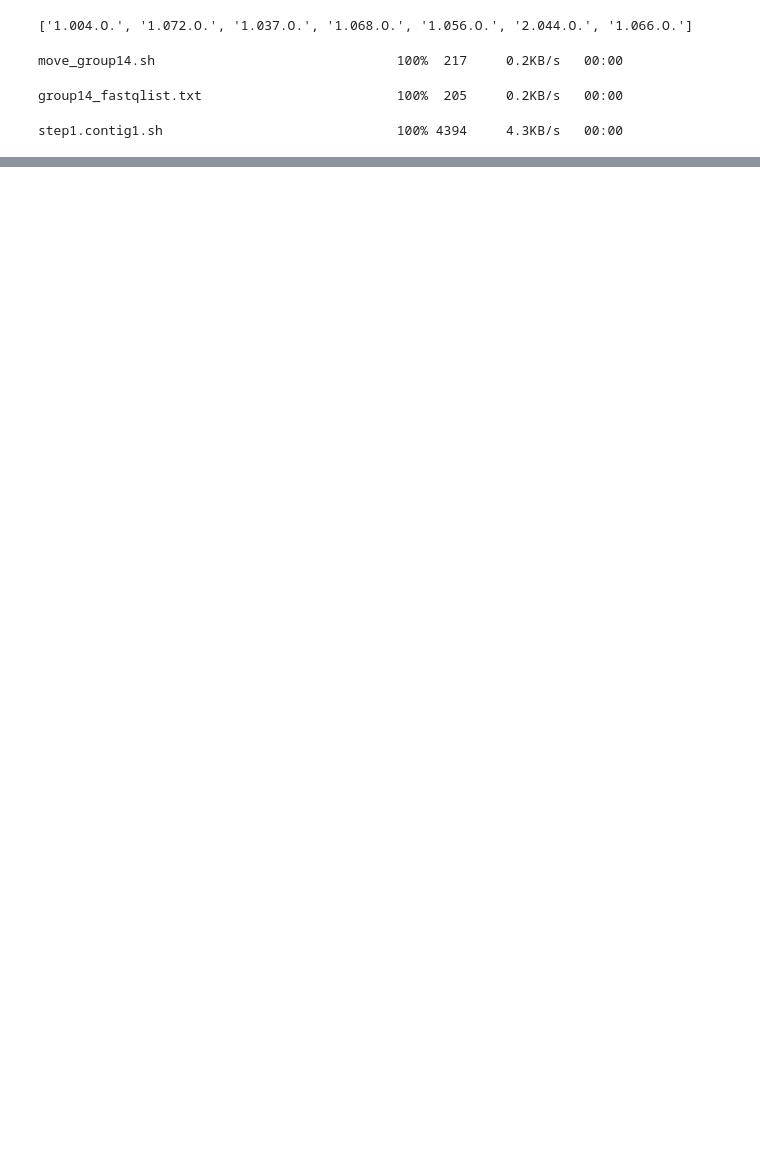
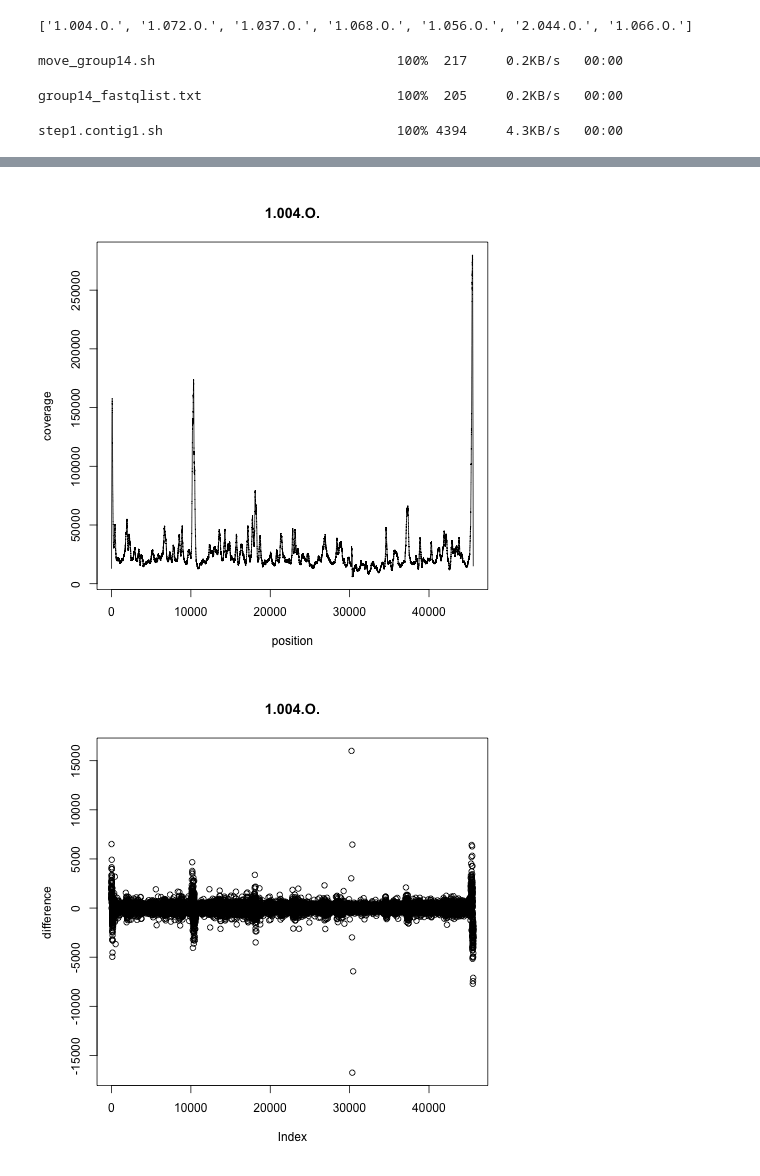
Before and after one commit to juliambrosman/nahant-genome-rearrangement, a Jupyter notebook: Group14.ipynb, the cells around one changed output, grey strips where cells are left out. Saved outputs shown, nothing was run; the diff lists cells and outputs as text; code cells hidden in the pictures; blank space fills up the shorter version.

Commit message:
more genomes resolved

```diff
--- a/Group14.ipynb
+++ b/Group14.ipynb
@@ -60,0 +97,17 @@ step1.contig1.sh                              100% 4394     4.3KB/s   00:00
+# %%
+%%R -i group14
+
+for (item in group14){
+    filename<-paste(item,"step1.contig1.genomecoverage.txt",sep="")
+    coverage<-read.table(filename, sep="\t")
+    #pdf(paste(item,"step1.contig1.coverage.plot.pdf", sep=""))
+    with(coverage, plot(V2, V3, type="n",xlab="position",ylab="coverage", main=item))
+    with(coverage, lines(V2,V3))
+    #dev.off()
+    difference<-diff(coverage$V3)
+    difference<-c(0,difference)
+    plot(difference, main=item)
+}
+# %% [output]
+[figure, added]
+[figure, added]
```
Also changed, not shown: parts of 8 cells of this notebook, 12 other files.
